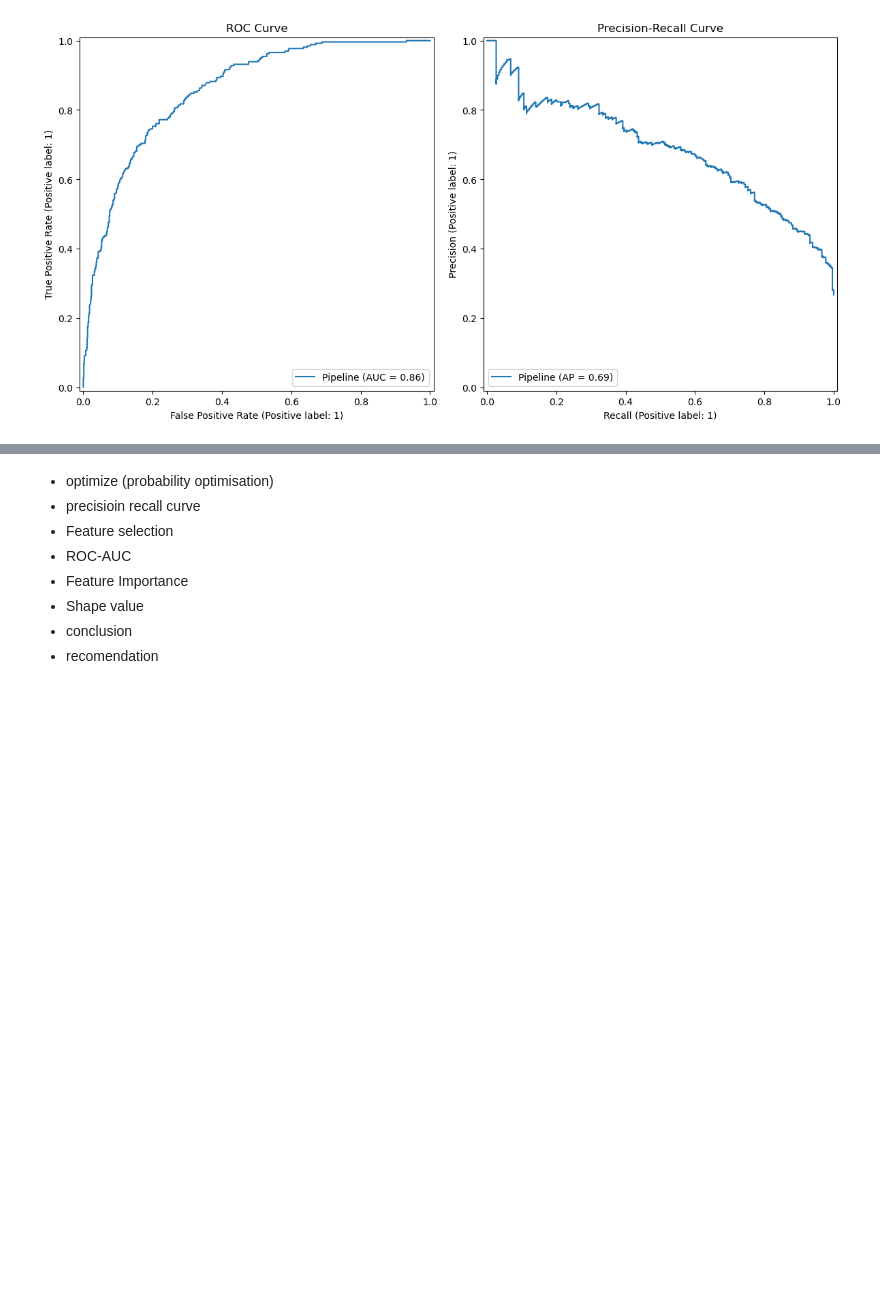
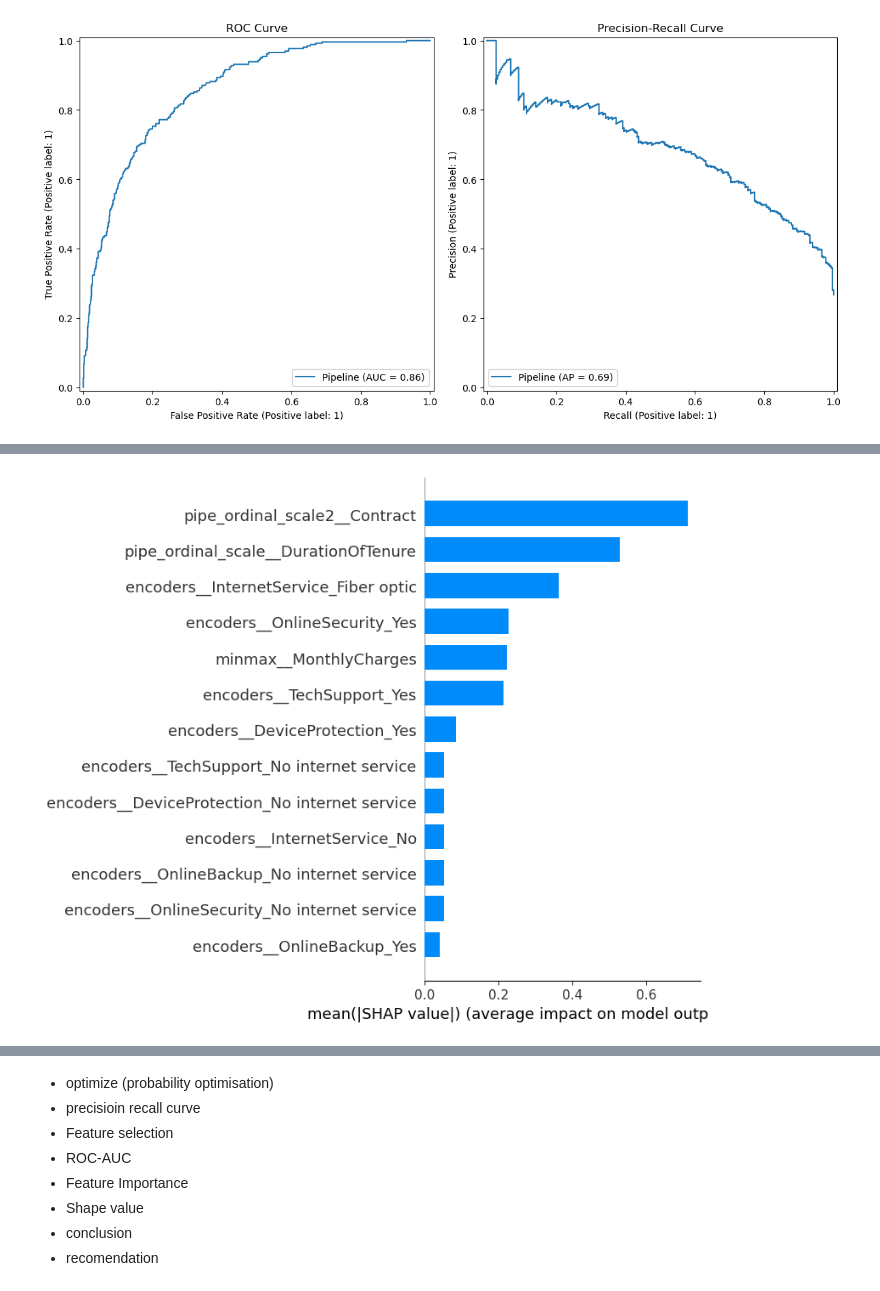
Before and after one commit to fahdmuchammad/Capstone-3-Purwadhika-Machine-learning, a Jupyter notebook: Capstone_3_Muchammad Fahd_Telco.ipynb, the cells around one changed output, grey strips where cells are left out. Drawn from its saved outputs; the diff is of its cells as text; code cells hidden in the pictures; blank space fills up the shorter version.

```diff
--- a/Capstone_3_Muchammad Fahd_Telco.ipynb
+++ b/Capstone_3_Muchammad Fahd_Telco.ipynb
@@ -1044,0 +1111,4 @@ TypeError: All intermediate steps should be transformers and implement fit and t
+# %%
+shap.summary_plot(shap_values, X_test_transformed, feature_names=transform.get_feature_names_out(), plot_type='bar')
+# %% [output]
+[figure, added]
```
Also changed, not shown: parts of 7 cells of this notebook, 1 other file.
